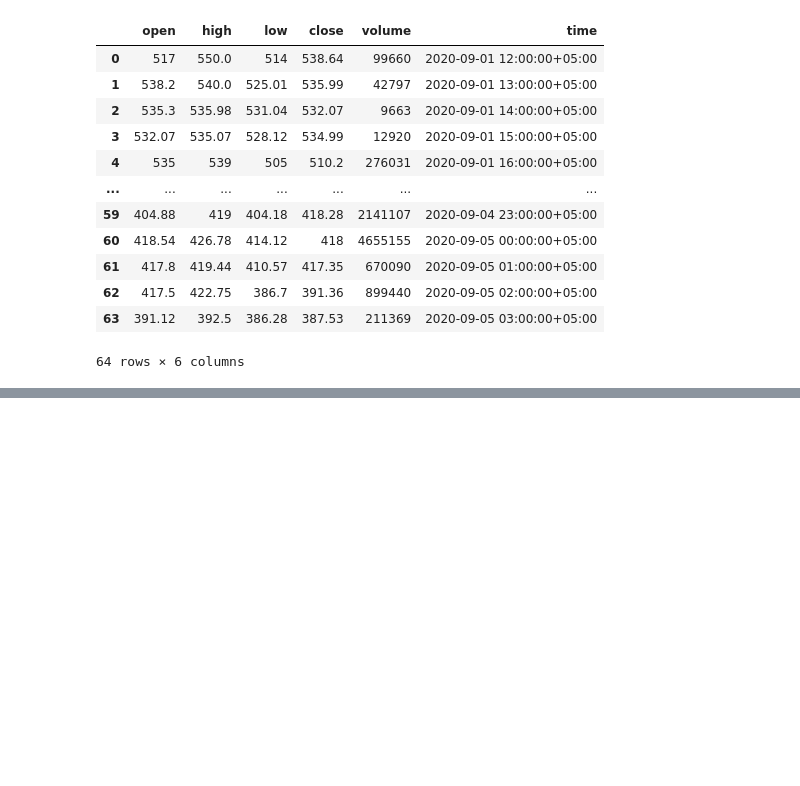
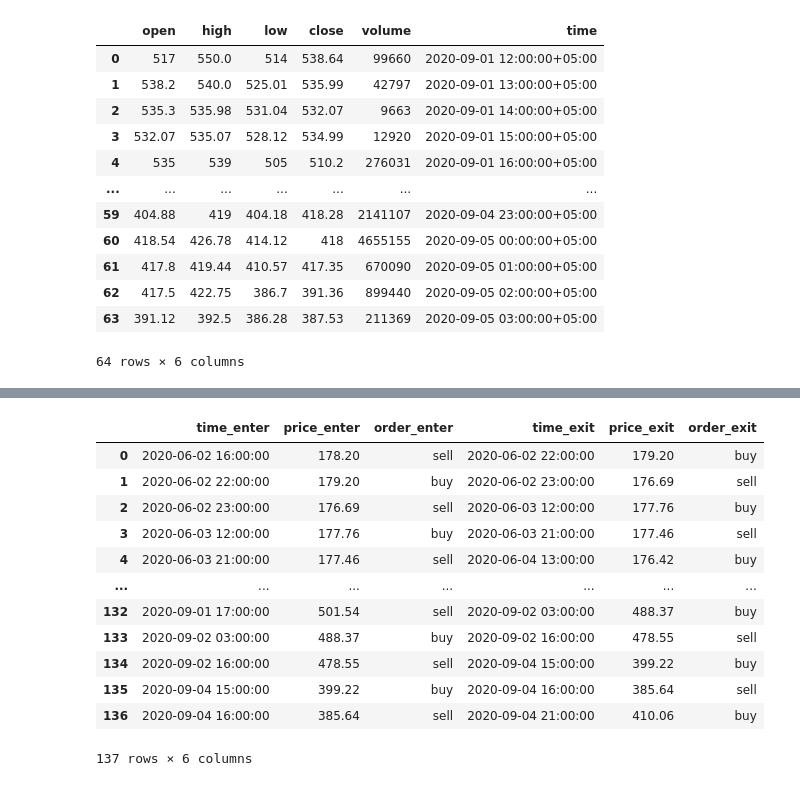
Before and after one commit to ruthus18/trading-tools, a Jupyter notebook: backtest.ipynb, the cells around one changed output, grey strips where cells are left out. Cells and saved outputs as stored; diff of their text form; code cells hidden in the pictures; blank space fills up the shorter version.

```diff
--- a/backtest.ipynb
+++ b/backtest.ipynb
@@ -41,0 +77,17 @@ dtype: int64
+# %%
+positions = trades.merge(trades.shift(-1), suffixes=('_enter', '_exit'), left_index=True, right_index=True)[:-1]
+positions
+# %% [output]
+|  | time_enter | price_enter | order_enter | time_exit | price_exit | order_exit |
+| 0 | 2020-06-02 16:00:00 | 178.20 | sell | 2020-06-02 22:00:00 | 179.20 | buy |
+| 1 | 2020-06-02 22:00:00 | 179.20 | buy | 2020-06-02 23:00:00 | 176.69 | sell |
+| 2 | 2020-06-02 23:00:00 | 176.69 | sell | 2020-06-03 12:00:00 | 177.76 | buy |
+| 3 | 2020-06-03 12:00:00 | 177.76 | buy | 2020-06-03 21:00:00 | 177.46 | sell |
+| 4 | 2020-06-03 21:00:00 | 177.46 | sell | 2020-06-04 13:00:00 | 176.42 | buy |
+| ... | ... | ... | ... | ... | ... | ... |
+| 132 | 2020-09-01 17:00:00 | 501.54 | sell | 2020-09-02 03:00:00 | 488.37 | buy |
+| 133 | 2020-09-02 03:00:00 | 488.37 | buy | 2020-09-02 16:00:00 | 478.55 | sell |
+| 134 | 2020-09-02 16:00:00 | 478.55 | sell | 2020-09-04 15:00:00 | 399.22 | buy |
+| 135 | 2020-09-04 15:00:00 | 399.22 | buy | 2020-09-04 16:00:00 | 385.64 | sell |
+| 136 | 2020-09-04 16:00:00 | 385.64 | sell | 2020-09-04 21:00:00 | 410.06 | buy |
+137 rows × 6 columns
```
Also changed, not shown: parts of 12 cells of this notebook.
